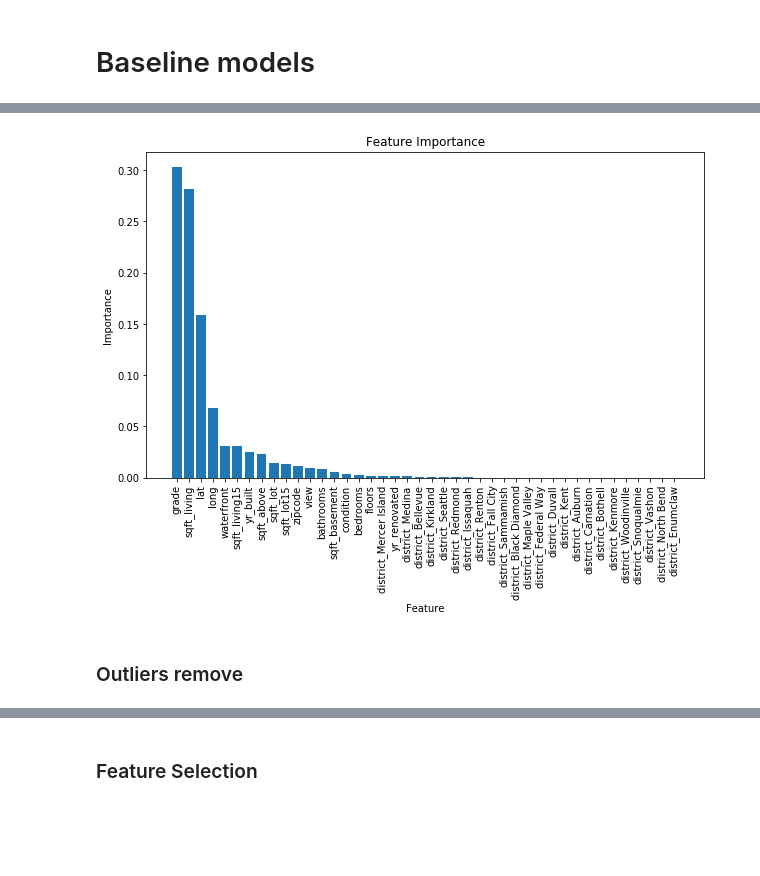
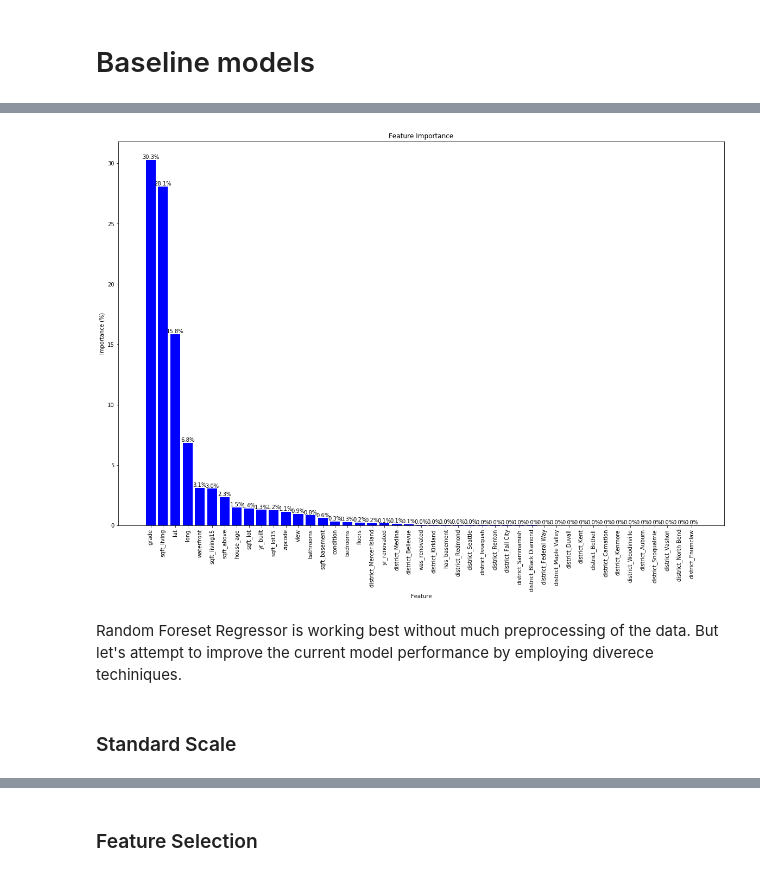
Before and after one commit to dooinn/data_mid_bootcamp_project_regression, a Jupyter notebook: house_price_prediction.ipynb, the cells around one changed output, grey strips where cells are left out. Drawn from its saved outputs; the diff is of its cells as text; code cells hidden in the pictures; blank space fills up the shorter version.

Commit message:
improve model performance

```diff
--- a/house_price_prediction.ipynb
+++ b/house_price_prediction.ipynb
@@ -219,0 +201,9 @@ for col in df_numerical.columns[1:]:
+# %%
+# Create a new 'age of house' column
+df['date'] = pd.to_datetime(df['date'])
+
+df['year'] = df['date'].dt.year
+
+df['house_age'] = df['year'] - df['yr_built']
+
+df.head()
@@ -219,0 +222,7 @@ for col in df_numerical.columns[1:]:
+# %%
+# Remove unecessary columns for the analysis
+df = df.drop(columns=['id', 'date', 'year'])
+
+df.hist(bins=50, figsize=(20,15))
+plt.tight_layout()
+plt.show()
@@ -338 +450,4 @@ plt.show()
+# %%
+df['was_renovated'] = df['yr_renovated'].apply(lambda x: 0 if x == 0 else 1)
+df['has_basement'] = df['sqft_basement'].apply(lambda x: 0 if x == 0 else 1)
 # %%
@@ -375 +613,3 @@ df_modelling.drop(columns=['id','date'], axis=1, inplace=True)
+# %%
+df_model = df.copy()
 # %%
@@ -441,25 +668,28 @@ metrics_df
 # %%
-
-# If you want to calculate feature importances, use a model that provides this info, like RandomForestRegressor
 rf = RandomForestRegressor(n_estimators=100, random_state=42)
 rf.fit(X_train, Y_train)
 
-# Calculate the feature importances
 importances = rf.feature_importances_
 feature_names = X.columns
 
-# Sort the features by importance
+
+importances = 100.0 * (importances / np.sum(importances))
+
 indices = np.argsort(importances)[::-1]
 
-# Create a bar plot of feature importances
-plt.figure(figsize=(10, 6))
-plt.bar(range(X.shape[1]), importances[indices])
-plt.xticks(range(X.shape[1]), feature_names[indices], rotation=90)
+plt.figure(figsize=(20, 13))
+barplot = plt.bar(range(X_train.shape[1]), importances[indices], color='b', align="center")
+
+plt.xticks(range(X_train.shape[1]), feature_names[indices], rotation=90)
 plt.xlabel("Feature")
-plt.ylabel("Importance")
+plt.ylabel("Importance (%)")
 plt.title("Feature Importance")
+
+
+for rect in barplot:
+    height = rect.get_height()
+    plt.text(rect.get_x() + rect.get_width()/2.0, height, f'{height:.1f}%', ha='center', va='bottom')
+
 plt.show()
 # %% [output]
-[figure, old version]
+[figure, new version]
-# %% [markdown]
-### Outliers remove
@@ -477,0 +696,4 @@ df_modelling = df_modelling[(df_modelling['price'] >= lower_bound) & (df_modelli
+# %% [markdown]
+Random Foreset Regressor is working best without much preprocessing of the data. But let's attempt to improve the current model performance by employing diverece techiniques.
+# %% [markdown]
+### Standard Scale
```
Also changed, not shown: parts of 53 cells of this notebook.
